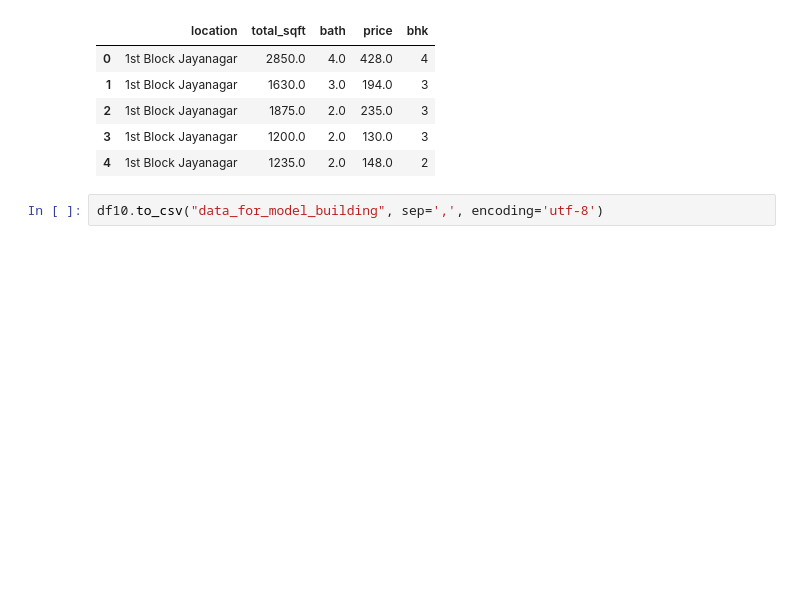
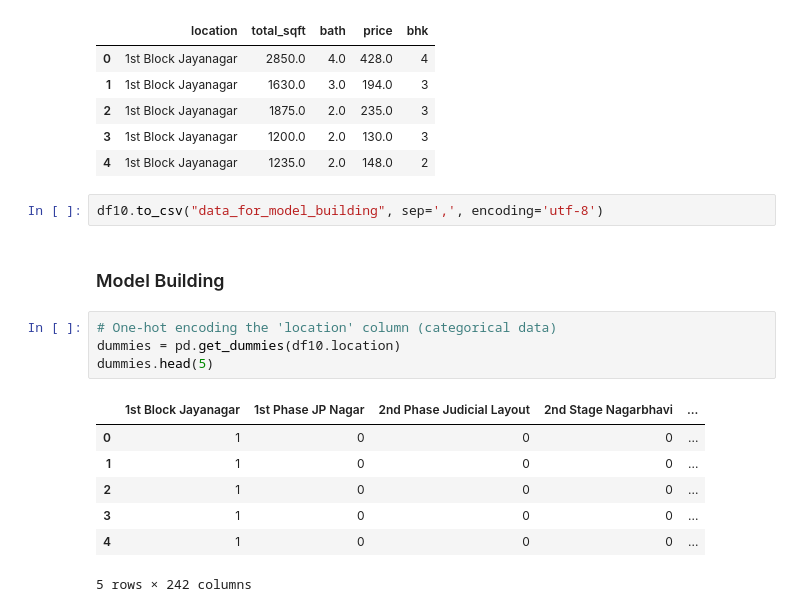
Before and after one commit to sleipnir029/Banglore-House-Prices, a Jupyter notebook: Banglore_Home_Prices.ipynb, the cells around one changed output. Cells and saved outputs as stored; diff of their text form; blank space fills up the shorter version.

```diff
--- a/Banglore_Home_Prices.ipynb
+++ b/Banglore_Home_Prices.ipynb
@@ -380,3 +380,17 @@ df10.head(5)
 | 4 | 1st Block Jayanagar | 1235.0 | 2.0 | 148.0 | 2 |
 # %%
 df10.to_csv("data_for_model_building", sep=',', encoding='utf-8')
+# %% [markdown]
+### Model Building
+# %%
+# One-hot encoding the 'location' column (categorical data)
+dummies = pd.get_dummies(df10.location)
+dummies.head(5)
+# %% [output]
+|  | 1st Block Jayanagar | 1st Phase JP Nagar | 2nd Phase Judicial Layout | 2nd Stage Nagarbhavi | ... |
+| 0 | 1 | 0 | 0 | 0 | ... |
+| 1 | 1 | 0 | 0 | 0 | ... |
+| 2 | 1 | 0 | 0 | 0 | ... |
+| 3 | 1 | 0 | 0 | 0 | ... |
+| 4 | 1 | 0 | 0 | 0 | ... |
+5 rows × 242 columns
```
Also changed, not shown: parts of 4 cells of this notebook.
